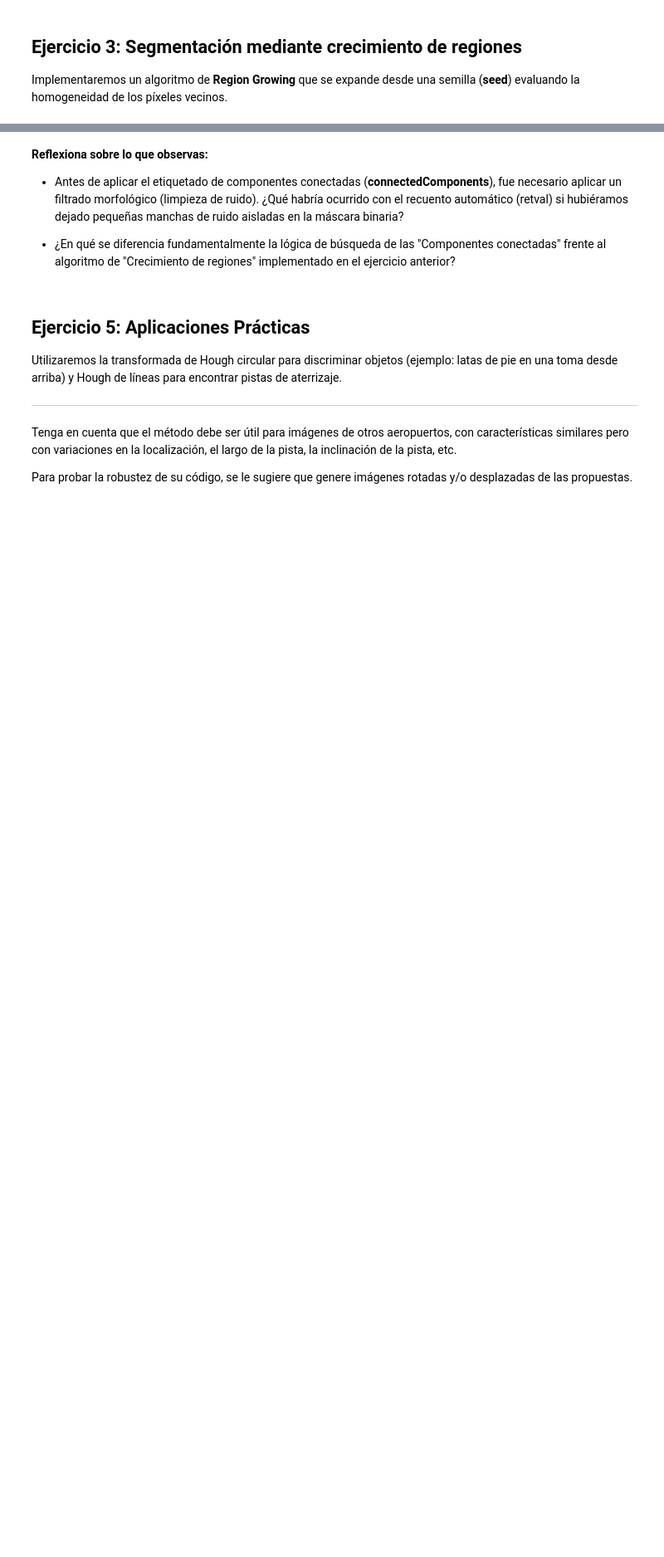
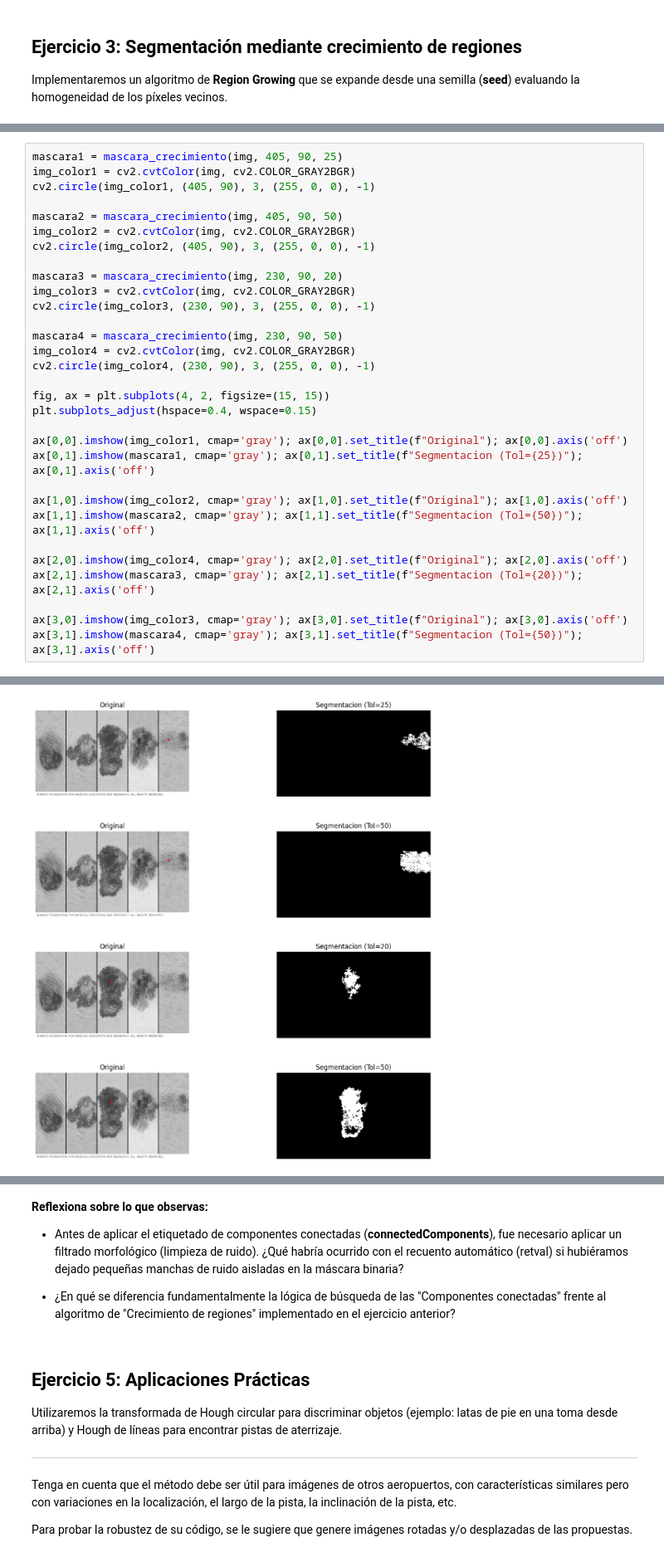
Before and after one commit to Lucasa98/pdi-2026, a Jupyter notebook: practica/tp7.ipynb, the cells around one changed output, grey strips where cells are left out. Shown at 83% size. Drawn from its saved outputs; the diff is of its cells as text; blank space fills up the shorter version.

```diff
--- a/practica/tp7.ipynb
+++ b/practica/tp7.ipynb
@@ -333,0 +399,32 @@ A diferencia de un simple umbralizado global (**cv2.threshold** o **cv2.inRange*
+# %%
+mascara1 = mascara_crecimiento(img, 405, 90, 25)
+img_color1 = cv2.cvtColor(img, cv2.COLOR_GRAY2BGR)
+cv2.circle(img_color1, (405, 90), 3, (255, 0, 0), -1)
+
+mascara2 = mascara_crecimiento(img, 405, 90, 50)
+img_color2 = cv2.cvtColor(img, cv2.COLOR_GRAY2BGR)
+cv2.circle(img_color2, (405, 90), 3, (255, 0, 0), -1)
+
+mascara3 = mascara_crecimiento(img, 230, 90, 20)
+img_color3 = cv2.cvtColor(img, cv2.COLOR_GRAY2BGR)
+cv2.circle(img_color3, (230, 90), 3, (255, 0, 0), -1)
+
+mascara4 = mascara_crecimiento(img, 230, 90, 50)
+img_color4 = cv2.cvtColor(img, cv2.COLOR_GRAY2BGR)
+cv2.circle(img_color4, (230, 90), 3, (255, 0, 0), -1)
+
+fig, ax = plt.subplots(4, 2, figsize=(15, 15))
+plt.subplots_adjust(hspace=0.4, wspace=0.15)
+
+ax[0,0].imshow(img_color1, cmap='gray'); ax[0,0].set_title(f"Original"); ax[0,0].axis('off')
+ax[0,1].imshow(mascara1, cmap='gray'); ax[0,1].set_title(f"Segmentacion (Tol={25})"); ax[0,1].axis('off')
+
+ax[1,0].imshow(img_color2, cmap='gray'); ax[1,0].set_title(f"Original"); ax[1,0].axis('off')
+ax[1,1].imshow(mascara2, cmap='gray'); ax[1,1].set_title(f"Segmentacion (Tol={50})"); ax[1,1].axis('off')
+
+ax[2,0].imshow(img_color4, cmap='gray'); ax[2,0].set_title(f"Original"); ax[2,0].axis('off')
+ax[2,1].imshow(mascara3, cmap='gray'); ax[2,1].set_title(f"Segmentacion (Tol={20})"); ax[2,1].axis('off')
+
+ax[3,0].imshow(img_color3, cmap='gray'); ax[3,0].set_title(f"Original"); ax[3,0].axis('off')
+ax[3,1].imshow(mascara4, cmap='gray'); ax[3,1].set_title(f"Segmentacion (Tol={50})"); ax[3,1].axis('off')
+# %% [output]
@@ -333,0 +432 @@ A diferencia de un simple umbralizado global (**cv2.threshold** o **cv2.inRange*
+[figure, added]
```
Also changed, not shown: parts of 34 cells of this notebook, 3 other files.
